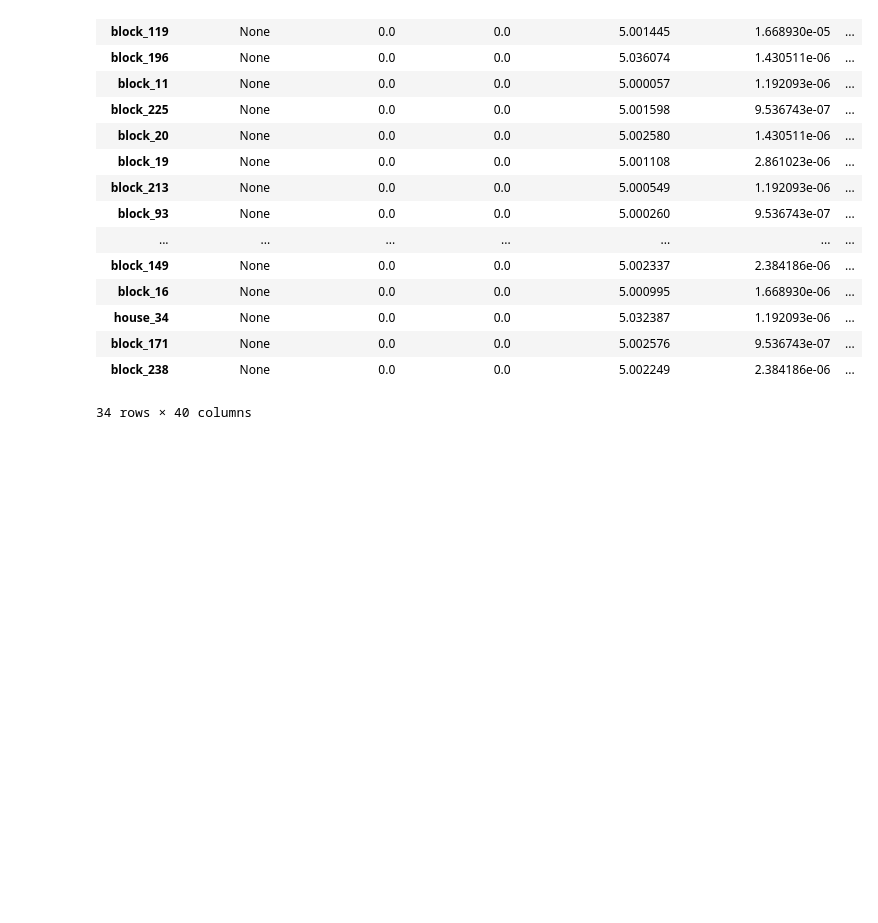
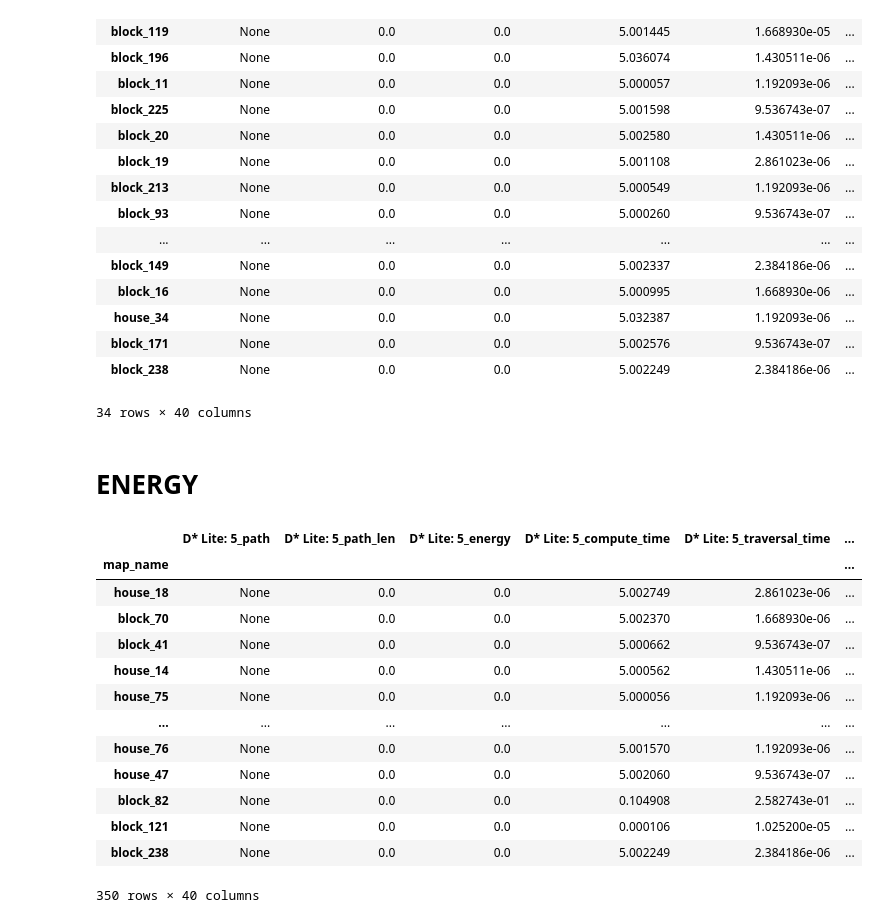
Before and after one commit to cameronstackhouse/PathPlanning, a Jupyter notebook: src/Evaluation/2D-results/analysis.ipynb, the cells around one changed output. Saved outputs shown, nothing was run; the diff lists cells and outputs as text; code cells hidden in the pictures; blank space fills up the shorter version.

```diff
--- a/src/Evaluation/2D-results/analysis.ipynb
+++ b/src/Evaluation/2D-results/analysis.ipynb
@@ -470,3 +463,5 @@ filtered_fail
 | block_171 | None | 0.0 | 0.0 | 5.002576 | 9.536743e-07 | ... |
 | block_238 | None | 0.0 | 0.0 | 5.002249 | 2.384186e-06 | ... |
 34 rows × 40 columns
+# %% [markdown]
+# ENERGY
@@ -472,0 +478,17 @@ filtered_fail
+# %%
+final_df
+# %% [output]
+|  | D* Lite: 5_path | D* Lite: 5_path_len | D* Lite: 5_energy | D* Lite: 5_compute_time | D* Lite: 5_traversal_time | ... |
+| map_name |  |  |  |  |  | ... |
+| house_18 | None | 0.0 | 0.0 | 5.002749 | 2.861023e-06 | ... |
+| block_70 | None | 0.0 | 0.0 | 5.002370 | 1.668930e-06 | ... |
+| block_41 | None | 0.0 | 0.0 | 5.000662 | 9.536743e-07 | ... |
+| house_14 | None | 0.0 | 0.0 | 5.000562 | 1.430511e-06 | ... |
+| house_75 | None | 0.0 | 0.0 | 5.000056 | 1.192093e-06 | ... |
+| ... | ... | ... | ... | ... | ... | ... |
+| house_76 | None | 0.0 | 0.0 | 5.001570 | 1.192093e-06 | ... |
+| house_47 | None | 0.0 | 0.0 | 5.002060 | 9.536743e-07 | ... |
+| block_82 | None | 0.0 | 0.0 | 0.104908 | 2.582743e-01 | ... |
+| block_121 | None | 0.0 | 0.0 | 0.000106 | 1.025200e-05 | ... |
+| block_238 | None | 0.0 | 0.0 | 5.002249 | 2.384186e-06 | ... |
+350 rows × 40 columns
```
Also changed, not shown: parts of 7 cells of this notebook, 3 other files.
